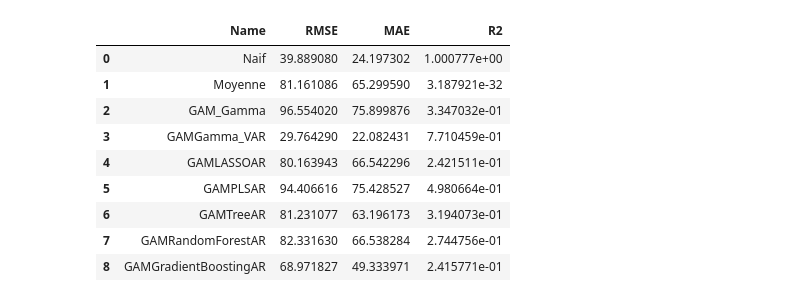
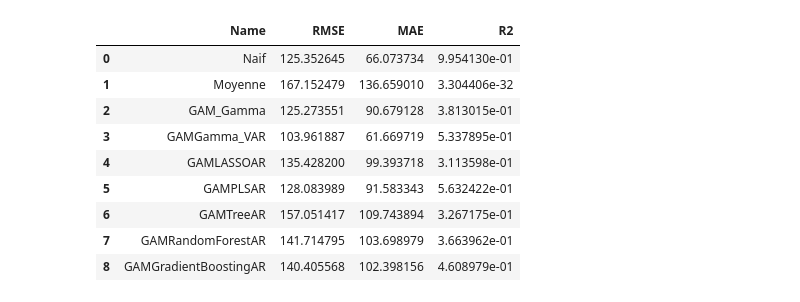
Before and after one commit to JlnZhou/ProjectML, a Jupyter notebook: summary.ipynb, the cells around one changed output. Cells and saved outputs as stored; diff of their text form; code cells hidden in the pictures.

```diff
--- a/summary.ipynb
+++ b/summary.ipynb
@@ -34,24 +34,24 @@ cv_scores
 # %%
 
 cv_scores=pd.DataFrame()
 
 for name in list_models:
-    curr_scores = pd.read_csv("../Data/"+ name +"/Test_scores.csv").iloc[15:,:]
+    curr_scores = pd.read_csv("../Data/"+ name +"/Test_scores.csv").iloc[4:15,:]
     curr_scores = pd.DataFrame(curr_scores.mean()).transpose()
     cv_scores=pd.concat([cv_scores,curr_scores],ignore_index=True)
 
 
 cv_scores.insert(0,"Name",list_models)
-cv_scores.to_csv("../Data/comparaison_scores_Seine.csv",index = False)
+cv_scores.to_csv("../Data/comparaison_scores_Loire.csv",index = False)
 cv_scores
 # %% [output]
 |  | Name | RMSE | MAE | R2 |
-| 0 | Naif | 39.889080 | 24.197302 | 1.000777e+00 |
-| 1 | Moyenne | 81.161086 | 65.299590 | 3.187921e-32 |
-| 2 | GAM_Gamma | 96.554020 | 75.899876 | 3.347032e-01 |
-| 3 | GAMGamma_VAR | 29.764290 | 22.082431 | 7.710459e-01 |
-| 4 | GAMLASSOAR | 80.163943 | 66.542296 | 2.421511e-01 |
-| 5 | GAMPLSAR | 94.406616 | 75.428527 | 4.980664e-01 |
-| 6 | GAMTreeAR | 81.231077 | 63.196173 | 3.194073e-01 |
-| 7 | GAMRandomForestAR | 82.331630 | 66.538284 | 2.744756e-01 |
-| 8 | GAMGradientBoostingAR | 68.971827 | 49.333971 | 2.415771e-01 |
+| 0 | Naif | 125.352645 | 66.073734 | 9.954130e-01 |
+| 1 | Moyenne | 167.152479 | 136.659010 | 3.304406e-32 |
+| 2 | GAM_Gamma | 125.273551 | 90.679128 | 3.813015e-01 |
+| 3 | GAMGamma_VAR | 103.961887 | 61.669719 | 5.337895e-01 |
+| 4 | GAMLASSOAR | 135.428200 | 99.393718 | 3.113598e-01 |
+| 5 | GAMPLSAR | 128.083989 | 91.583343 | 5.632422e-01 |
+| 6 | GAMTreeAR | 157.051417 | 109.743894 | 3.267175e-01 |
+| 7 | GAMRandomForestAR | 141.714795 | 103.698979 | 3.663962e-01 |
+| 8 | GAMGradientBoostingAR | 140.405568 | 102.398156 | 4.608979e-01 |
```
Also changed, not shown: parts of 1 cell of this notebook, 2 other files.
